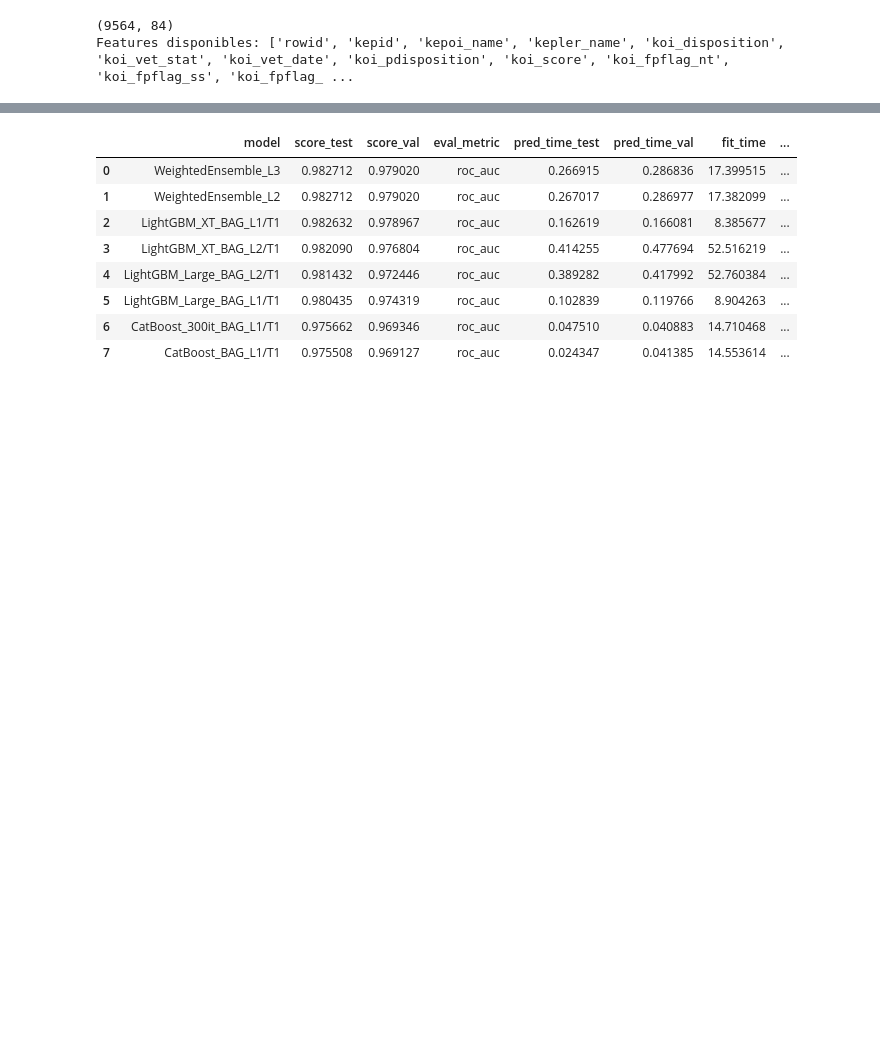
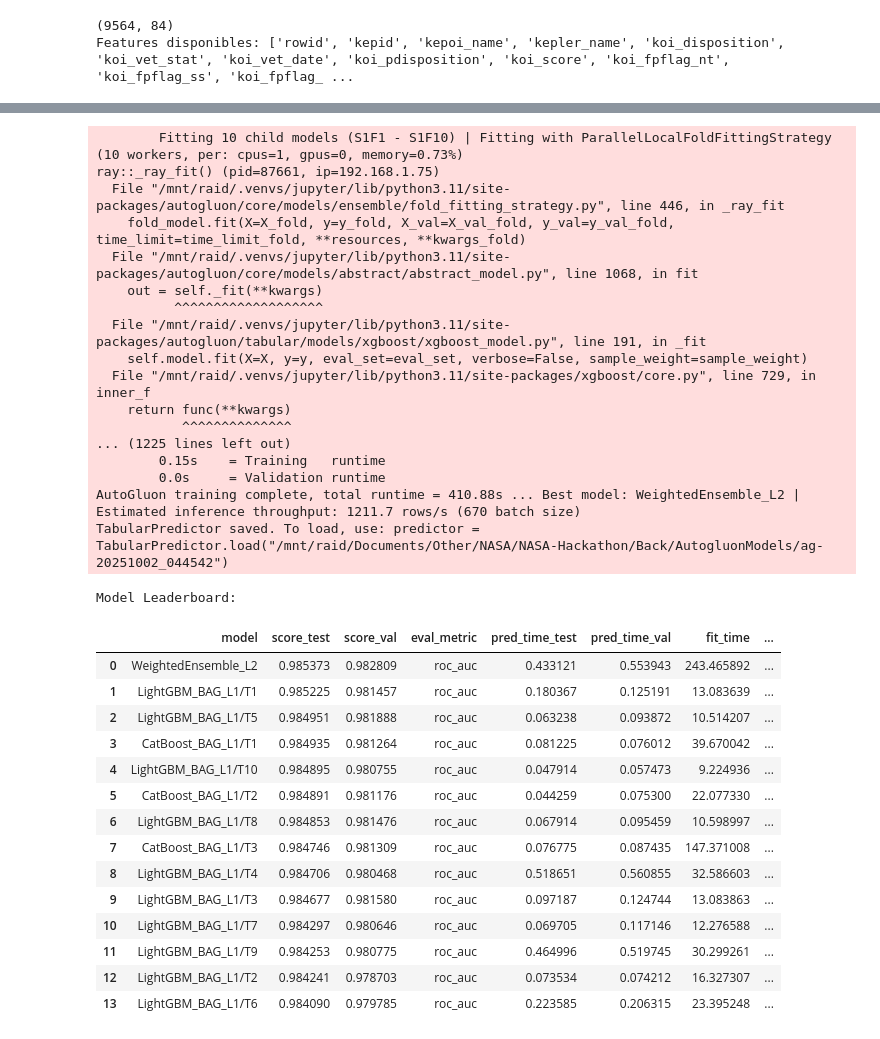
Before and after one commit to JSR-Mario/NASA, a Jupyter notebook: Back/Exoplanet-Detection-with-ML.ipynb, the cells around one changed output, grey strips where cells are left out. Saved outputs shown, nothing was run; the diff lists cells and outputs as text; code cells hidden in the pictures; blank space fills up the shorter version.

```diff
--- a/Back/Exoplanet-Detection-with-ML.ipynb
+++ b/Back/Exoplanet-Detection-with-ML.ipynb
@@ -152,41 +149,25 @@ test_data = TabularDataset(test)
 full_predictor = TabularPredictor(label='target', eval_metric='roc_auc', verbosity=2)
 
 hyperparameters = {
-    'GBM': [
-        {'extra_trees': True, 'num_leaves': 64, 'learning_rate': 0.05, 'ag_args': {'name_suffix': '_XT'}},
-        {'extra_trees': False, 'num_leaves': 128, 'learning_rate': 0.03, 'ag_args': {'name_suffix': '_Large'}},
-    ],
-    'CAT': [
-        {'iterations': 300, 'learning_rate': 0.05, 'ag_args': {'name_suffix': '_300it'}},
-        {},
-    ],
-    'XGB': [
-        {'nthread': 4, 'num_round': 200, 'learning_rate': 0.05, 'max_depth': 6},
-        {},  # default
-    ],
-    'RF': [
-        {'n_estimators': 300, 'criterion': 'gini'},
-    ],
-    'XT': [
-        {'n_estimators': 300, 'criterion': 'gini'},
-    ],
-    'NN_TORCH': [
-        {'max_epochs': 30, 'hidden_size': 128, 'num_layers': 2, 'dropout_prob': 0.1, 'ag_args': {'name_suffix': '_nn'}},
-    ],
+    'GBM': {},
+    'CAT': {},
+    'XGB': {},
 }
 
 full_predictor.fit(
     train_data,
     presets='best_quality',
-    time_limit=120,
-    num_gpus=1,
+    time_limit=1200,
     hyperparameters=hyperparameters,
     hyperparameter_tune_kwargs={
-        'scheduler': 'local',
-        'searcher': 'random',
-        'num_trials': 5,       # ← 10 trials por modelo
-    }
+      'num_trials': 10,
+      'scheduler': 'local',
+      'searcher': 'random',
+    },
+    num_bag_folds=10,
+    num_stack_levels=2,  # Limitar stacking
 )
+
 
 print("\nModel Leaderboard:")
 full_predictor.leaderboard(test_data)
@@ -212,12 +226,36 @@ Model Leaderboard:
+        Fitting 10 child models (S1F1 - S1F10) | Fitting with ParallelLocalFoldFittingStrategy (10 workers, per: cpus=1, gpus=0, memory=0.73%)
+ray::_ray_fit() (pid=87661, ip=192.168.1.75)
+  File "/mnt/raid/.venvs/jupyter/lib/python3.11/site-packages/autogluon/core/models/ensemble/fold_fitting_strategy.py", line 446, in _ray_fit
+    fold_model.fit(X=X_fold, y=y_fold, X_val=X_val_fold, y_val=y_val_fold, time_limit=time_limit_fold, **resources, **kwargs_fold)
+  File "/mnt/raid/.venvs/jupyter/lib/python3.11/site-packages/autogluon/core/models/abstract/abstract_model.py", line 1068, in fit
+    out = self._fit(**kwargs)
+          ^^^^^^^^^^^^^^^^^^^
+  File "/mnt/raid/.venvs/jupyter/lib/python3.11/site-packages/autogluon/tabular/models/xgboost/xgboost_model.py", line 191, in _fit
+    self.model.fit(X=X, y=y, eval_set=eval_set, verbose=False, sample_weight=sample_weight)
+  File "/mnt/raid/.venvs/jupyter/lib/python3.11/site-packages/xgboost/core.py", line 729, in inner_f
+    return func(**kwargs)
+           ^^^^^^^^^^^^^^
+... (1225 lines left out)
+        0.15s    = Training   runtime
+        0.0s     = Validation runtime
+AutoGluon training complete, total runtime = 410.88s ... Best model: WeightedEnsemble_L2 | Estimated inference throughput: 1211.7 rows/s (670 batch size)
+TabularPredictor saved. To load, use: predictor = TabularPredictor.load("/mnt/raid/Documents/Other/NASA/NASA-Hackathon/Back/AutogluonModels/ag-20251002_044542")
+Model Leaderboard:
 |  | model | score_test | score_val | eval_metric | pred_time_test | pred_time_val | fit_time | ... |
-| 0 | WeightedEnsemble_L3 | 0.982712 | 0.979020 | roc_auc | 0.266915 | 0.286836 | 17.399515 | ... |
-| 1 | WeightedEnsemble_L2 | 0.982712 | 0.979020 | roc_auc | 0.267017 | 0.286977 | 17.382099 | ... |
-| 2 | LightGBM_XT_BAG_L1/T1 | 0.982632 | 0.978967 | roc_auc | 0.162619 | 0.166081 | 8.385677 | ... |
-| 3 | LightGBM_XT_BAG_L2/T1 | 0.982090 | 0.976804 | roc_auc | 0.414255 | 0.477694 | 52.516219 | ... |
-| 4 | LightGBM_Large_BAG_L2/T1 | 0.981432 | 0.972446 | roc_auc | 0.389282 | 0.417992 | 52.760384 | ... |
-| 5 | LightGBM_Large_BAG_L1/T1 | 0.980435 | 0.974319 | roc_auc | 0.102839 | 0.119766 | 8.904263 | ... |
-| 6 | CatBoost_300it_BAG_L1/T1 | 0.975662 | 0.969346 | roc_auc | 0.047510 | 0.040883 | 14.710468 | ... |
-| 7 | CatBoost_BAG_L1/T1 | 0.975508 | 0.969127 | roc_auc | 0.024347 | 0.041385 | 14.553614 | ... |
+| 0 | WeightedEnsemble_L2 | 0.985373 | 0.982809 | roc_auc | 0.433121 | 0.553943 | 243.465892 | ... |
+| 1 | LightGBM_BAG_L1/T1 | 0.985225 | 0.981457 | roc_auc | 0.180367 | 0.125191 | 13.083639 | ... |
+| 2 | LightGBM_BAG_L1/T5 | 0.984951 | 0.981888 | roc_auc | 0.063238 | 0.093872 | 10.514207 | ... |
+| 3 | CatBoost_BAG_L1/T1 | 0.984935 | 0.981264 | roc_auc | 0.081225 | 0.076012 | 39.670042 | ... |
+| 4 | LightGBM_BAG_L1/T10 | 0.984895 | 0.980755 | roc_auc | 0.047914 | 0.057473 | 9.224936 | ... |
+| 5 | CatBoost_BAG_L1/T2 | 0.984891 | 0.981176 | roc_auc | 0.044259 | 0.075300 | 22.077330 | ... |
+| 6 | LightGBM_BAG_L1/T8 | 0.984853 | 0.981476 | roc_auc | 0.067914 | 0.095459 | 10.598997 | ... |
+| 7 | CatBoost_BAG_L1/T3 | 0.984746 | 0.981309 | roc_auc | 0.076775 | 0.087435 | 147.371008 | ... |
+| 8 | LightGBM_BAG_L1/T4 | 0.984706 | 0.980468 | roc_auc | 0.518651 | 0.560855 | 32.586603 | ... |
+| 9 | LightGBM_BAG_L1/T3 | 0.984677 | 0.981580 | roc_auc | 0.097187 | 0.124744 | 13.083863 | ... |
+| 10 | LightGBM_BAG_L1/T7 | 0.984297 | 0.980646 | roc_auc | 0.069705 | 0.117146 | 12.276588 | ... |
+| 11 | LightGBM_BAG_L1/T9 | 0.984253 | 0.980775 | roc_auc | 0.464996 | 0.519745 | 30.299261 | ... |
+| 12 | LightGBM_BAG_L1/T2 | 0.984241 | 0.978703 | roc_auc | 0.073534 | 0.074212 | 16.327307 | ... |
+| 13 | LightGBM_BAG_L1/T6 | 0.984090 | 0.979785 | roc_auc | 0.223585 | 0.206315 | 23.395248 | ... |
 # %%
 from sklearn.metrics import confusion_matrix, classification_report, roc_auc_score, average_precision_score
 import pandas as pd
```
Also changed, not shown: parts of 10 cells of this notebook.
